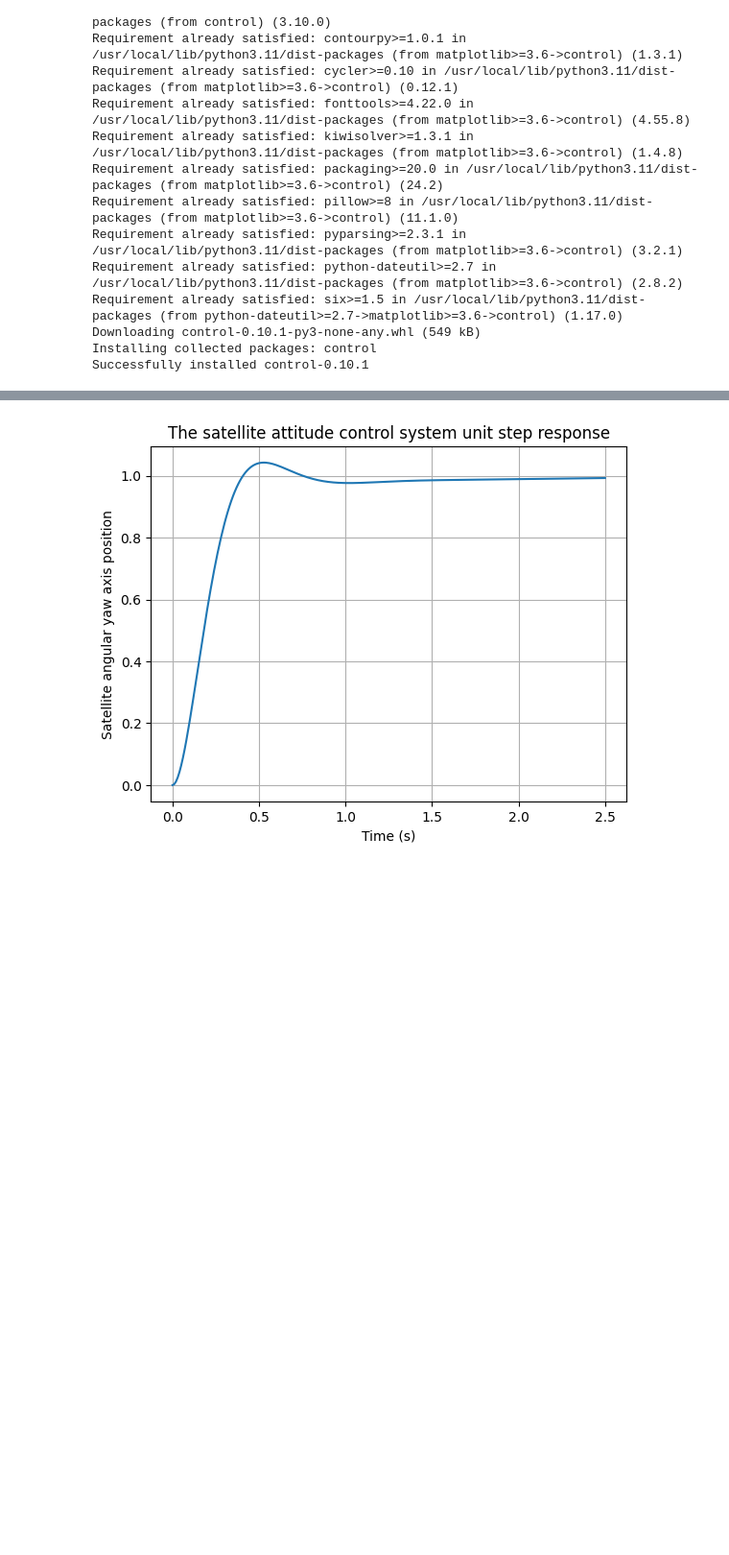
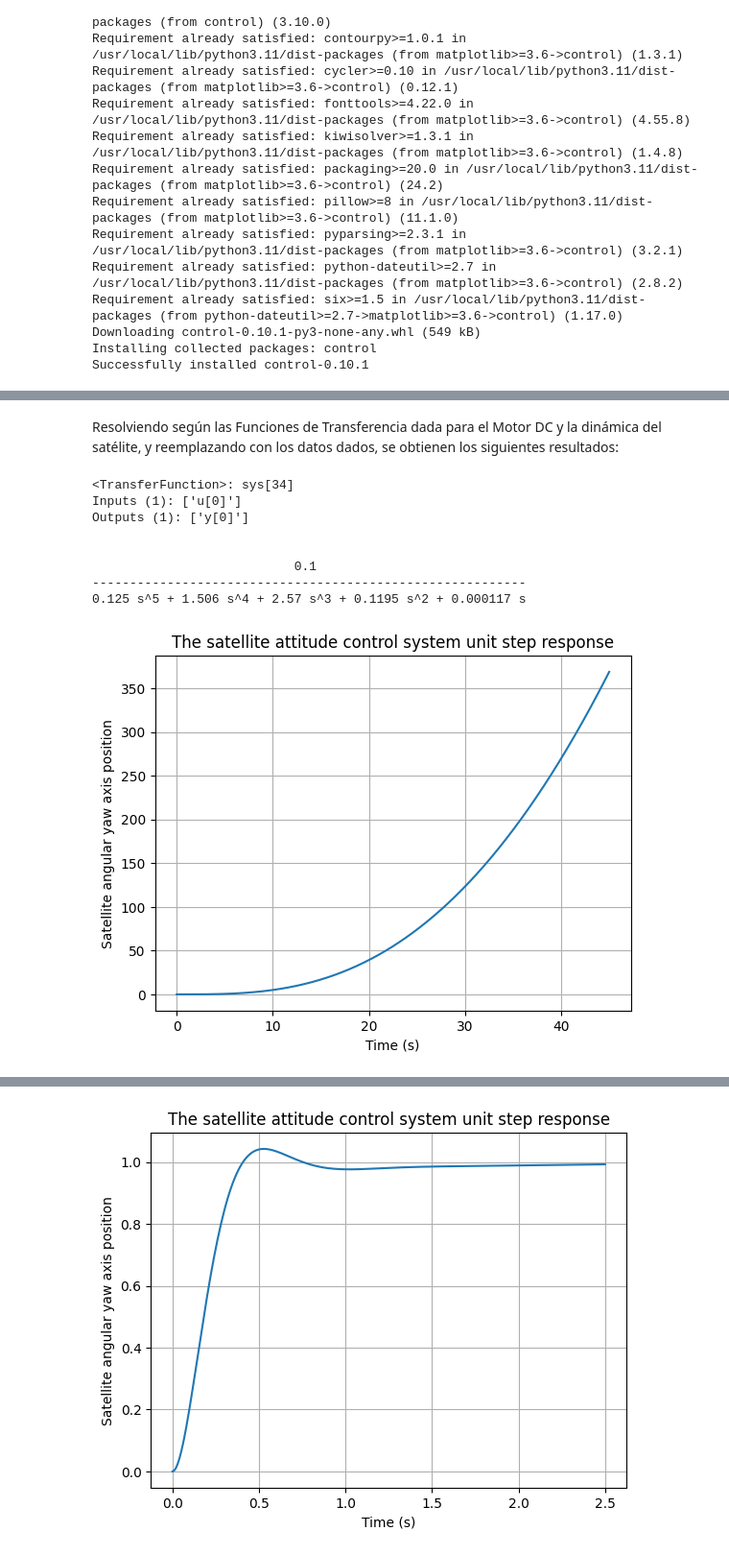
Before and after one commit to FacuBelisario/Tesis-MSE, a Jupyter notebook: SistemasDeControl/SistemaDeControlPID.ipynb, the cells around one changed output, grey strips where cells are left out. Shown at 96% size. Saved outputs shown, nothing was run; the diff lists cells and outputs as text; code cells hidden in the pictures; blank space fills up the shorter version.

```diff
--- a/SistemasDeControl/SistemaDeControlPID.ipynb
+++ b/SistemasDeControl/SistemaDeControlPID.ipynb
@@ -178,6 +187,60 @@ Outputs (1): ['y[0]']
 ---------------------------
 0.025 s^2 + 0.262 s + 0.117
 [figure]
+# %% [markdown]
+Resolviendo según las Funciones de Transferencia dada para el Motor DC y la dinámica del satélite, y reemplazando con los datos dados, se obtienen los siguientes resultados:
+# %%
+import numpy as np
+import control as ctrl
+import matplotlib.pyplot as plt
+
+# Definir el tiempo de simulación
+t = np.arange(0, 45.01, 0.01)  # De 0 a 14 s con paso de 0.01 s
+
+# Definir la Funión de Transferencia
+
+s = ctrl.tf('s')
+
+num = 0.1
+den = s * (0.01 * s + 0.1) * (1 + 0.5 * s) + 0.01**2  # La s que pre-multiplica no aparece en el desarrollo del paper pero al hacer los cálculos aparece
+
+num1 = 1
+den1 = s * (25 * s + 1.17)
+
+
+
+# Crear el sistema de control
+sys = num/den
+sys1 = num1/den1
+
+sys_T = sys * sys1
+
+
+
+print(sys_T)
+
+
+
+# Obtener la respuesta al escalón
+t_out, y = ctrl.step_response(sys_T, t)
+
+# Graficar la respuesta al escalón
+plt.plot(t_out, y)
+plt.grid()
+plt.title('The satellite attitude control system unit step response')
+plt.xlabel('Time (s)')
+plt.ylabel('Satellite angular yaw axis position')
+plt.show()
+# %% [output]
+<TransferFunction>: sys[34]
+Inputs (1): ['u[0]']
+Outputs (1): ['y[0]']
+
+
+                           0.1
+----------------------------------------------------------
+0.125 s^5 + 1.506 s^4 + 2.57 s^3 + 0.1195 s^2 + 0.000117 s
+[figure, added]
 # %% [markdown]
 # Diseño del Controlador PID
 
```
Also changed, not shown: parts of 7 cells of this notebook.
